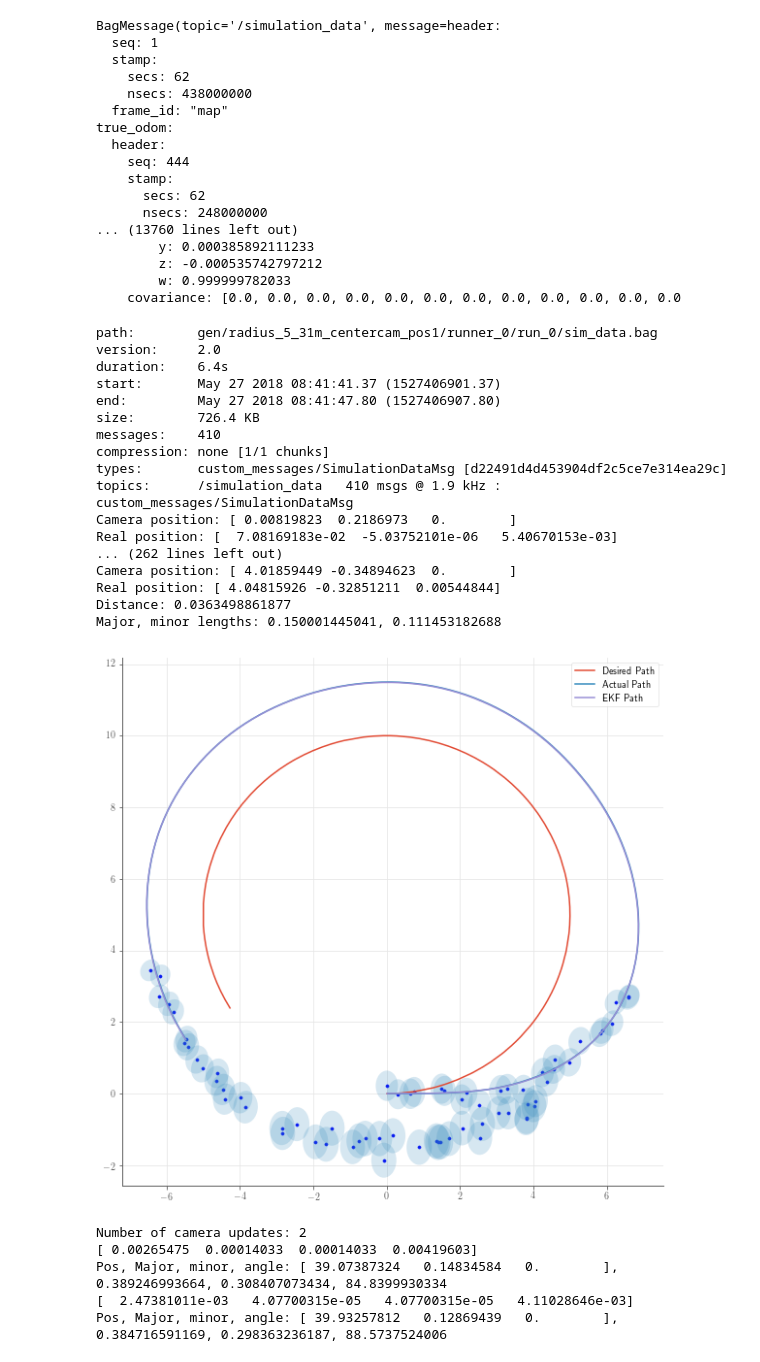
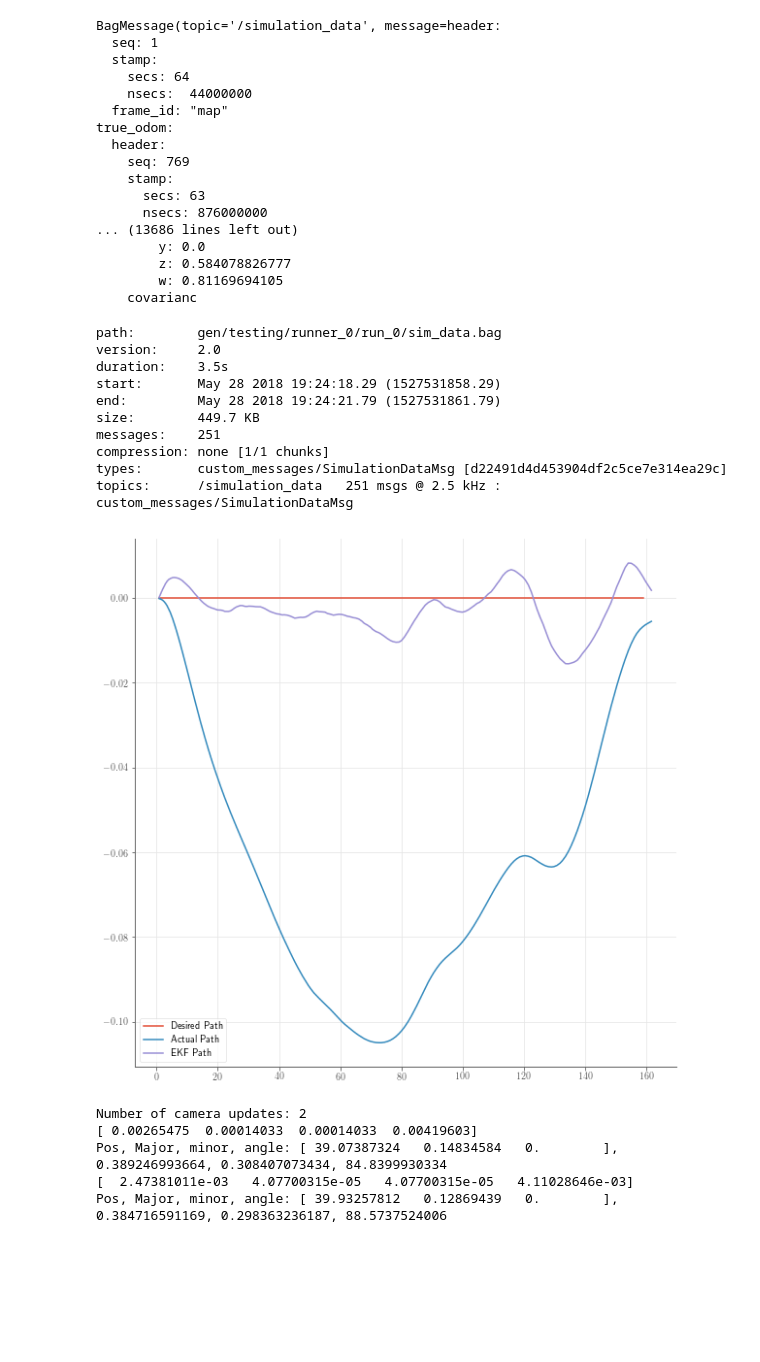
Before and after one commit to flyingsilverfin/AV-Camera-Placement, a Jupyter notebook: evaluation/parallel_simulation/Mutual Information Log Analysis.ipynb, the cells around one changed output. Cells and saved outputs as stored; diff of their text form; code cells hidden in the pictures; blank space fills up the shorter version.

```diff
--- a/evaluation/parallel_simulation/Mutual Information Log Analysis.ipynb
+++ b/evaluation/parallel_simulation/Mutual Information Log Analysis.ipynb
@@ -68,7 +68,11 @@ experiment_gen_root = "gen"
 # specific_experiment_paths = [['calibration_circuit.json'], ['calibration_circuit_mirror.json']] # subbpath to only process 1 experiment dir or .json, not all at once
 # specific_experiment_paths = [['straight_road_80m_nocam.json'], ['straight_road_80m_centercam_pos1.json'],['straight_road_80m_centercam_pos2.json'],['straight_road_80m_centercam_pos3.json']]
 # specific_experiment_paths = [['straight_road_80m_centercam_pos1.json']]
-specific_experiment_paths = [['radius_5_31m_centercam_pos1.json']]
+# specific_experiment_paths = [['radius_5_31m_centercam_pos1.json']]
+# specific_experiment_paths = [['viz_curve_20m.json']]
+specific_experiment_paths = [['testing.json']]
+
+
 if len(specific_experiment_paths) > 0:
     specific_experiments = [os.path.join(*p) for p in  specific_experiment_paths]
 # %%
@@ -168,20 +172,20 @@ for msg in bag:
 BagMessage(topic='/simulation_data', message=header:
   seq: 1
   stamp:
-    secs: 62
-    nsecs: 438000000
+    secs: 64
+    nsecs:  44000000
   frame_id: "map"
 true_odom:
   header:
-    seq: 444
+    seq: 769
     stamp:
-      secs: 62
-      nsecs: 248000000
-... (13760 lines left out)
-        y: 0.000385892111233
-        z: -0.000535742797212
-        w: 0.999999782033
-    covariance: [0.0, 0.0, 0.0, 0.0, 0.0, 0.0, 0.0, 0.0, 0.0, 0.0, 0.0, 0.0
+      secs: 63
+      nsecs: 876000000
+... (13686 lines left out)
+        y: 0.0
+        z: 0.584078826777
+        w: 0.81169694105
+    covarianc
 # %%
 def extract_path_points(bag):
     ts = []
@@ -211,53 +215,48 @@ def eigsorted(cov):
 def covariance_to_ellipse(cov):
     """ Returns 1 stddev ellipse formed from the covarianc matrix!"""
     vals, vecs = eigsorted(cov.reshape(2,2))
+    print("vectors: {0}, eigenvalues: {1}".format(vecs, vals))
     major = np.sqrt(vals[0])
     minor = np.sqrt(vals[1])
-    angle = np.arctan2(*vecs[:, 0][::-1])
+    angle = np.arctan2(vecs[0][1], vecs[0][0])
+#     angle = np.arctan2(*vecs[:, 0][::-1])
     return (major, minor, angle)
 # %%
 #*** THIS is good ***
 print(bag)
-max_msgs = 300
+max_msgs = 215
 ts, pts, actual_pts, ekf_pts, camera_updates = extract_path_points(bag)
 fig = plt.figure(figsize=(10,10))
 ax = fig.add_subplot(111)
 ax.plot(pts[:max_msgs, 0], pts[:max_msgs, 1])
 ax.plot(actual_pts[:max_msgs, 0], actual_pts[:max_msgs, 1])
 ax.plot(ekf_pts[:max_msgs, 0], ekf_pts[:max_msgs, 1])
 for (pos, cov), index in camera_updates:
     plt.scatter(pos[0], pos[1], color="blue", s=10)
     major, minor, angle = covariance_to_ellipse(cov)
 #     print("Major, minor, angle:")
 #     print(major, minor, angle)
     e = Ellipse(pos[:2], major*2*3, minor*2*3, np.rad2deg(angle)) # RECALL we encoded 3 stddevs!
     e.set_alpha(0.2)
     ax.add_artist(e)
     print("Camera position: {0}".format(pos))
     print("Real position: {0}".format(actual_pts[index]))
     print("Distance: {0}".format(np.linalg.norm(pos - actual_pts[index])))
-    print("Major, minor lengths: {0}, {1}".format(major, minor))
+    print("Major, minor lengths, angle: {0}, {1}, {2}".format(major, minor, np.rad2deg(angle)))
 plt.legend(("Desired Path", "Actual Path", "EKF Path"))
 plt.show()
 # %% [output]
-path:        gen/radius_5_31m_centercam_pos1/runner_0/run_0/sim_data.bag
+path:        gen/testing/runner_0/run_0/sim_data.bag
 version:     2.0
-duration:    6.4s
-start:       May 27 2018 08:41:41.37 (1527406901.37)
-end:         May 27 2018 08:41:47.80 (1527406907.80)
-size:        726.4 KB
-messages:    410
+duration:    3.5s
+start:       May 28 2018 19:24:18.29 (1527531858.29)
+end:         May 28 2018 19:24:21.79 (1527531861.79)
+size:        449.7 KB
+messages:    251
 compression: none [1/1 chunks]
 types:       custom_messages/SimulationDataMsg [d22491d4d453904df2c5ce7e314ea29c]
-topics:      /simulation_data   410 msgs @ 1.9 kHz : custom_messages/SimulationDataMsg
-Camera position: [ 0.00819823  0.2186973   0.        ]
-Real position: [  7.08169183e-02  -5.03752101e-06   5.40670153e-03]
-... (262 lines left out)
-Camera position: [ 4.01859449 -0.34894623  0.        ]
-Real position: [ 4.04815926 -0.32851211  0.00544844]
-Distance: 0.0363498861877
-Major, minor lengths: 0.150001445041, 0.111453182688
+topics:      /simulation_data   251 msgs @ 2.5 kHz : custom_messages/SimulationDataMsg
-[figure, old version]
+[figure, new version]
 # %%
 ts, pts, actual_pts, ekf_pts, camera_updates = extract_path_points(bag)
 fig = plt.figure()
```
Also changed, not shown: parts of 3 cells of this notebook, 36 other files.
